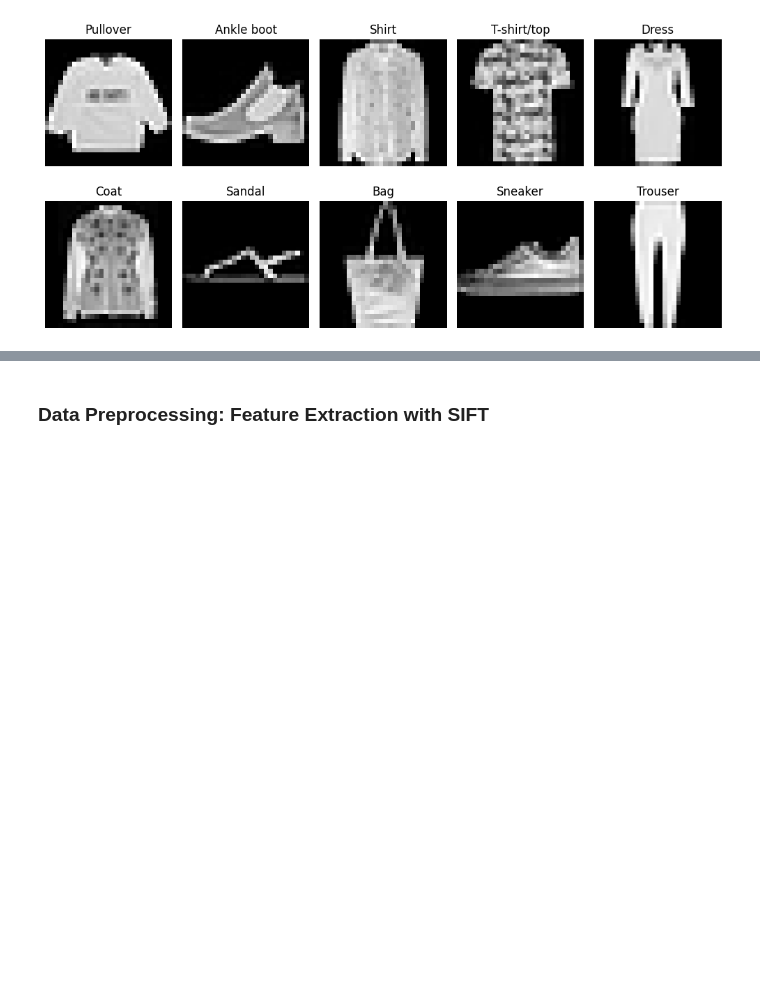
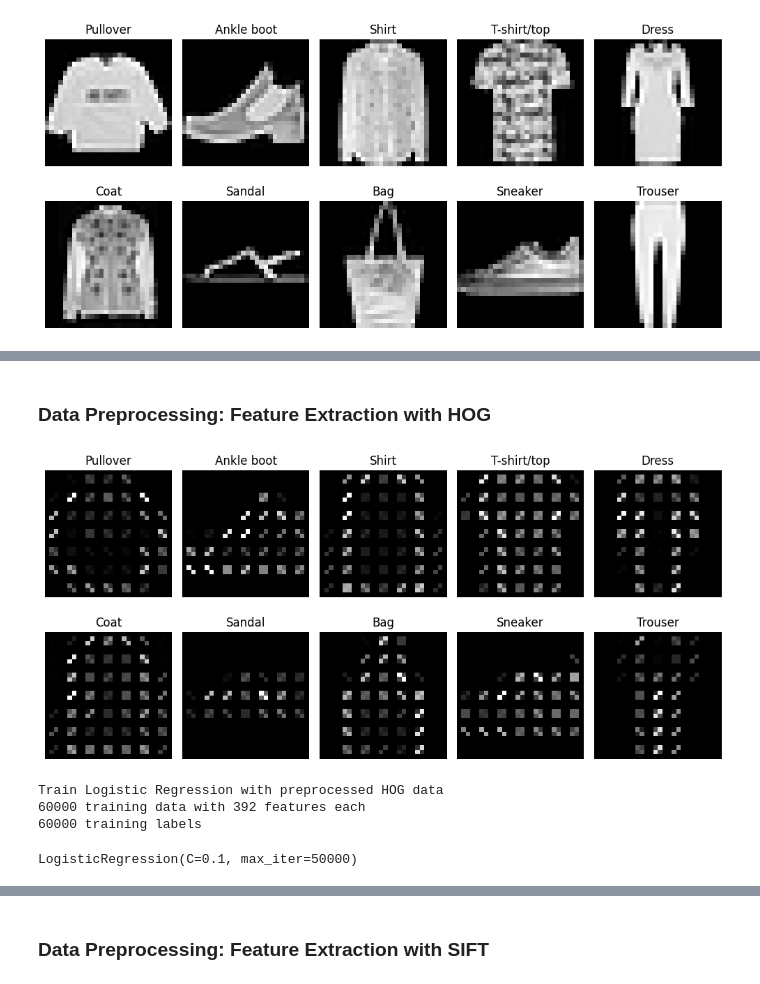
Before and after one commit to MingChuan23/CS3244_Group4, a Jupyter notebook: src/LR.ipynb, the cells around one changed output, grey strips where cells are left out. Drawn from its saved outputs; the diff is of its cells as text; code cells hidden in the pictures; blank space fills up the shorter version.

```diff
--- a/src/LR.ipynb
+++ b/src/LR.ipynb
@@ -69,0 +148,23 @@ plt.show()
+# %% [markdown]
+### Data Preprocessing: Feature Extraction with HOG
+# %%
+def extract_hog(images):
+
+    hog_features = []
+    hog_viz = []
+
+    for _img in images:
+
+        fd, viz = hog(
+            _img,
+            orientations=8,
+            pixels_per_cell=(4, 4),
+            cells_per_block=(1, 1),
+            visualize=True,
+            channel_axis=None
+        )
+
+        hog_features.append(fd)
+        hog_viz.append(viz)
+
+    return hog_viz, np.array(hog_features)
@@ -69,0 +174,48 @@ plt.show()
+# %%
+# Visualise keypoints
+fig, ax = plt.subplots(2,5,figsize=(10,5))
+shown = []
+row, col = 0, 0
+
+for idx, _img in enumerate(hog_train_viz):
+
+    if y_train[idx] not in shown:
+
+        ax[row][col].imshow(_img, cmap='gray')
+        ax[row][col].set_title(f"{class_names[y_train[idx]]}")
+        ax[row][col].set_axis_off()
+        shown.append(y_train[idx])
+        col += 1
+        row += int(col/5)
+        col = col%5
+
+fig.tight_layout()
+plt.show()
+# %% [output]
+[figure, added]
+# %%
+print("Train Logistic Regression with preprocessed HOG data")
+print(f"{len(hog_train_features)} training data with {len(hog_train_features[0])} features each")
+print(f"{len(y_train)} training labels")
+
+# Scale train features (also fit the scaler with train data)
+hog_scaler = StandardScaler()
+hog_train_features = hog_scaler.fit_transform(hog_train_features)
+
+# With tuned hyperparameters
+lr_hog = LogisticRegression(
+    C=0.1,
+    max_iter=50000,
+    penalty='l2',
+    solver='lbfgs',
+    # Tuned parameters below but takes too long to run (?)
+    # penalty='l1',
+    # solver='saga'
+)
+
+lr_hog.fit(hog_train_features, y_train)
+# %% [output]
+Train Logistic Regression with preprocessed HOG data
+60000 training data with 392 features each
+60000 training labels
+LogisticRegression(C=0.1, max_iter=50000)
```
Also changed, not shown: parts of 22 cells of this notebook.
